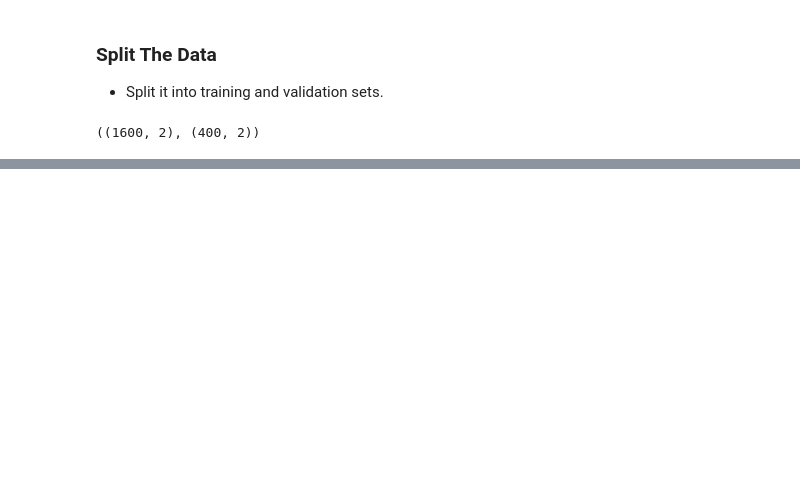
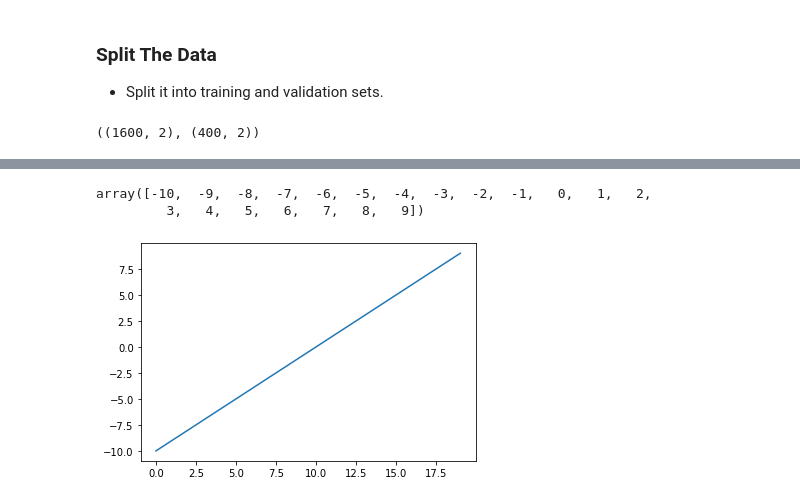
Before and after one commit to chineidu/NLP-Tutorial, a Jupyter notebook: notebook/03_tensorflow/03_classification_with_tf.ipynb, the cells around one changed output, grey strips where cells are left out. Drawn from its saved outputs; the diff is of its cells as text; code cells hidden in the pictures; blank space fills up the shorter version.

```diff
--- a/notebook/03_tensorflow/03_classification_with_tf.ipynb
+++ b/notebook/03_tensorflow/03_classification_with_tf.ipynb
@@ -347,0 +364,44 @@ $$x = x$$
+# %%
+def linear_function(X: np.ndarray) -> np.ndarray:
+  """This applies a linear function to the input array.
+  i.e it returns an unmodified input."""
+  return X
+
+
+def sigmoid_activation(X: np.ndarray) -> np.ndarray:
+  """This applies the sigmoid activation function to the input array.
+  It returns values between 0 and 1.
+  """
+  return np.divide(1, (1 + np.exp(-X)))
+
+
+def ReLU_activation(X: np.ndarray) -> np.ndarray:
+  """This applies the sigmoid activation function to the input array.
+  i.e it returns values between 0 and the max. positive number.
+  """
+  return np.array([max(0, x_) for x_ in X])
+
+
+def tanh_activation(X: np.ndarray) -> np.ndarray:
+  """This applies the tanh activation function to the input array.
+  """
+  numerator = (np.exp(X) - np.exp(-X))
+  denominator = (np.exp(X) + np.exp(-X))
+  return np.divide(numerator, denominator)
+
+def linear_plot(X: np.ndarray, title: str="") -> "Plot":
+  """This returns the linear plot."""
+  plt.plot(X)
+  plt.title(f"{title}", size=15)
+  plt.show()
+# %%
+A = np.arange(-10, 10)
+
+A
+# %% [output]
+array([-10,  -9,  -8,  -7,  -6,  -5,  -4,  -3,  -2,  -1,   0,   1,   2,
+         3,   4,   5,   6,   7,   8,   9])
+# %%
+linear_plot(A)
+# %% [output]
+[figure, added]
```
Also changed, not shown: parts of 21 cells of this notebook.
